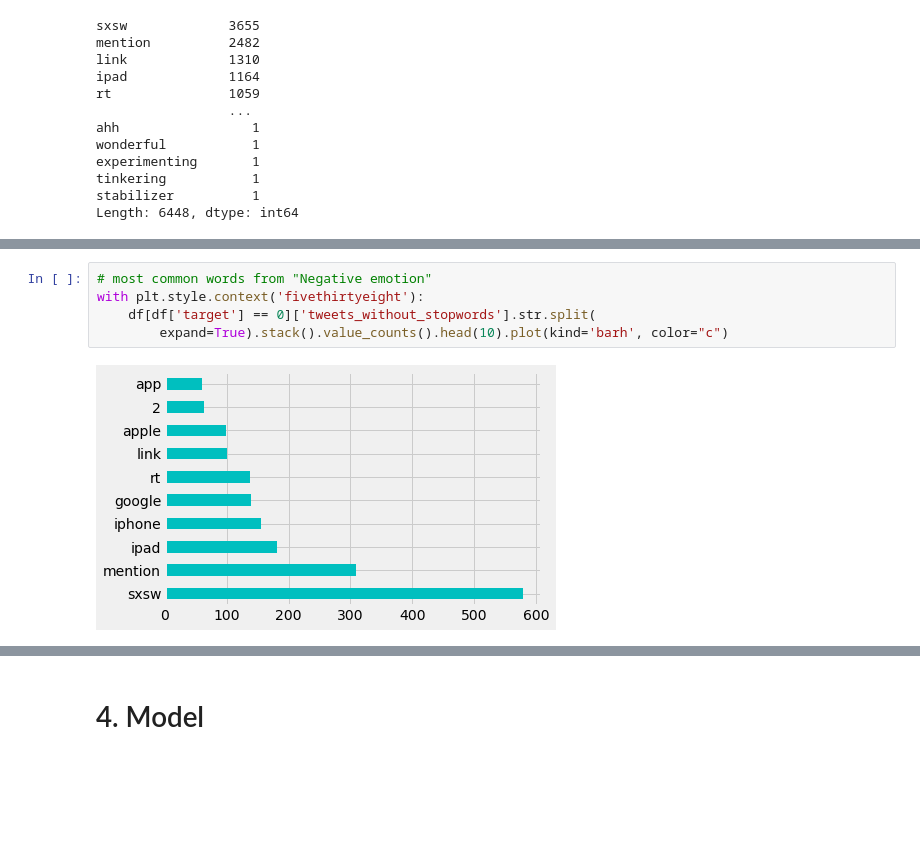
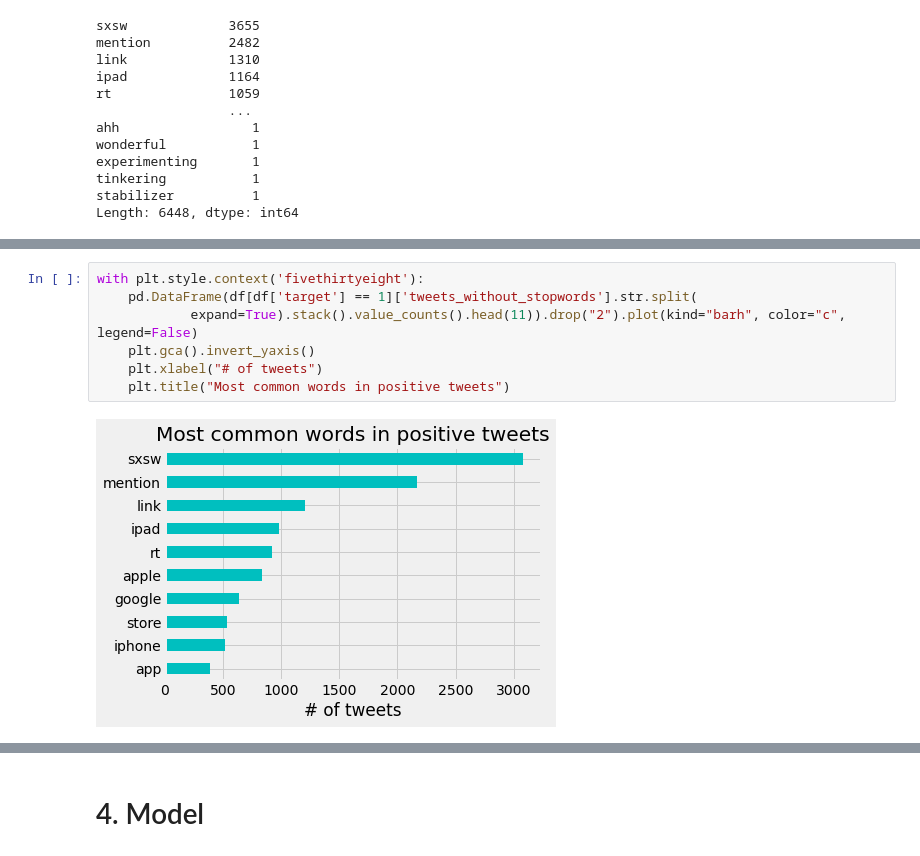
Before and after one commit to Marissa841/Sentiment-Analysis-of-Product-Launch-Tweets-using-Machine-Learning, a Jupyter notebook: nlp_project.ipynb, the cells around one changed output, grey strips where cells are left out. Drawn from its saved outputs; the diff is of its cells as text; blank space fills up the shorter version.

```diff
--- a/nlp_project.ipynb
+++ b/nlp_project.ipynb
@@ -187,7 +185,9 @@ with plt.style.context('fivethirtyeight'):
-# %%
-# most common words from "Negative emotion"
-with plt.style.context('fivethirtyeight'):
-    df[df['target'] == 0]['tweets_without_stopwords'].str.split(
-        expand=True).stack().value_counts().head(10).plot(kind='barh', color="c")
-# %% [output]
-[figure, removed]
+# %%
+with plt.style.context('fivethirtyeight'):
+    pd.DataFrame(df[df['target'] == 1]['tweets_without_stopwords'].str.split(
+            expand=True).stack().value_counts().head(11)).drop("2").plot(kind="barh", color="c", legend=False)
+    plt.gca().invert_yaxis()
+    plt.xlabel("# of tweets")
+    plt.title("Most common words in positive tweets")
+# %% [output]
+[figure, added]
```
Also changed, not shown: parts of 60 cells of this notebook, 1 other file.
